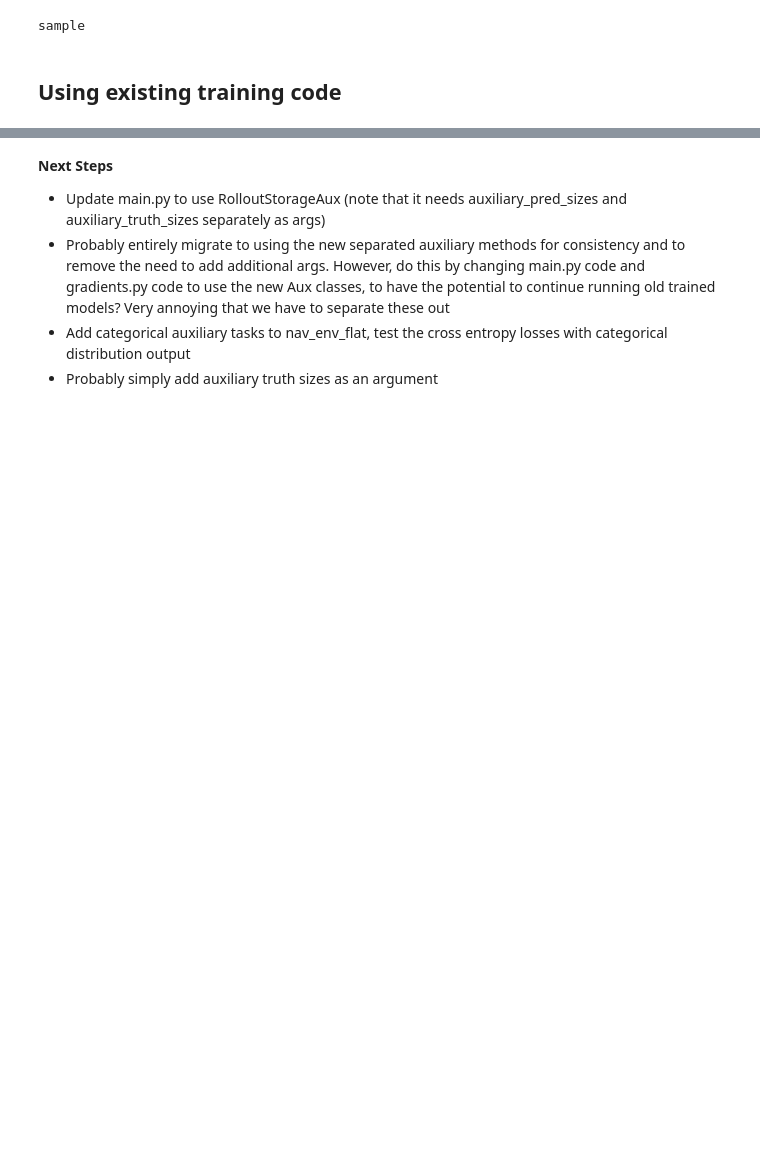
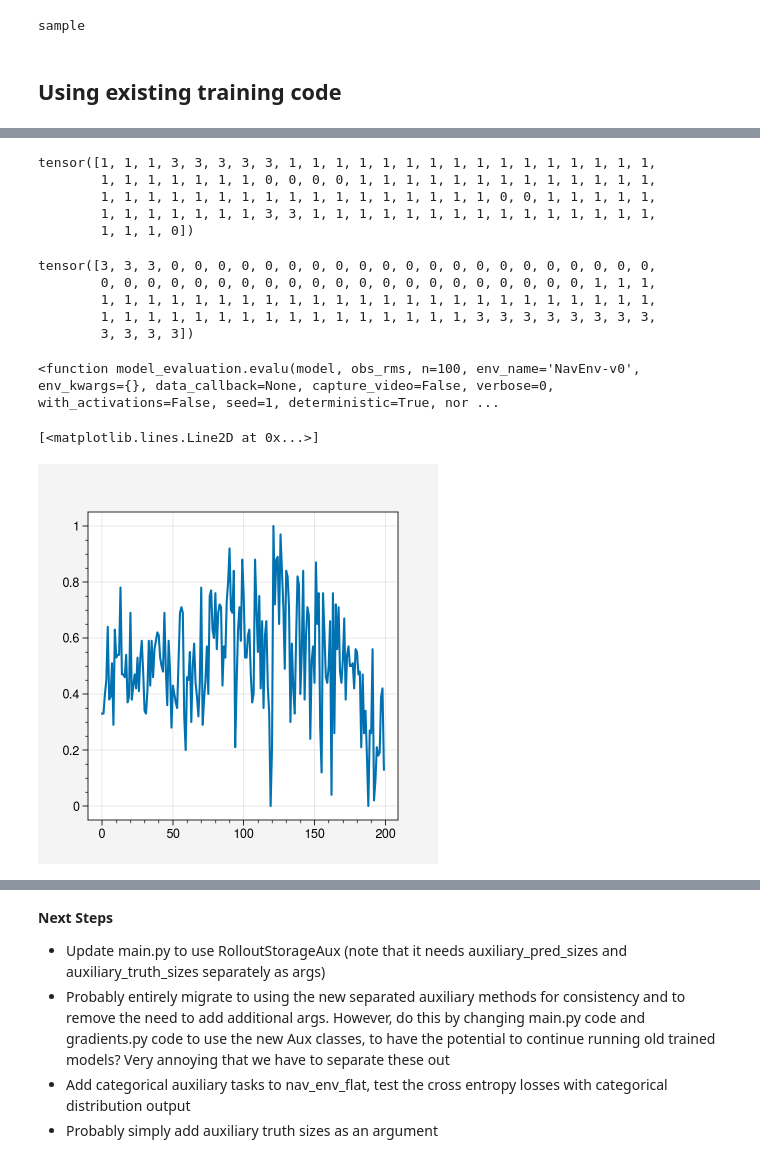
Before and after one commit to liuandrew/training-rl-algo, a Jupyter notebook: write_and_test/manual_testing.ipynb, the cells around one changed output, grey strips where cells are left out. Saved outputs shown, nothing was run; the diff lists cells and outputs as text; code cells hidden in the pictures; blank space fills up the shorter version.

```diff
--- a/write_and_test/manual_testing.ipynb
+++ b/write_and_test/manual_testing.ipynb
@@ -1000,0 +1158,25 @@ for j in tqdm(range(num_updates)):
+# %%
+rollouts.auxiliary_preds[0].squeeze().argmax(axis=1)
+# %% [output]
+tensor([1, 1, 1, 3, 3, 3, 3, 3, 1, 1, 1, 1, 1, 1, 1, 1, 1, 1, 1, 1, 1, 1, 1, 1,
+        1, 1, 1, 1, 1, 1, 1, 0, 0, 0, 0, 1, 1, 1, 1, 1, 1, 1, 1, 1, 1, 1, 1, 1,
+        1, 1, 1, 1, 1, 1, 1, 1, 1, 1, 1, 1, 1, 1, 1, 1, 1, 0, 0, 1, 1, 1, 1, 1,
+        1, 1, 1, 1, 1, 1, 1, 3, 3, 1, 1, 1, 1, 1, 1, 1, 1, 1, 1, 1, 1, 1, 1, 1,
+        1, 1, 1, 0])
+# %%
+rollouts.auxiliary_truths[0].squeeze().long()
+# %% [output]
+tensor([3, 3, 3, 0, 0, 0, 0, 0, 0, 0, 0, 0, 0, 0, 0, 0, 0, 0, 0, 0, 0, 0, 0, 0,
+        0, 0, 0, 0, 0, 0, 0, 0, 0, 0, 0, 0, 0, 0, 0, 0, 0, 0, 0, 0, 0, 1, 1, 1,
+        1, 1, 1, 1, 1, 1, 1, 1, 1, 1, 1, 1, 1, 1, 1, 1, 1, 1, 1, 1, 1, 1, 1, 1,
+        1, 1, 1, 1, 1, 1, 1, 1, 1, 1, 1, 1, 1, 1, 1, 1, 3, 3, 3, 3, 3, 3, 3, 3,
+        3, 3, 3, 3])
+# %%
+evalu
+# %% [output]
+<function model_evaluation.evalu(model, obs_rms, n=100, env_name='NavEnv-v0', env_kwargs={}, data_callback=None, capture_video=False, verbose=0, with_activations=False, seed=1, deterministic=True, nor ...
+# %%
+plt.plot(accuracies)
+# %% [output]
+[<matplotlib.lines.Line2D at 0x...>]
+[figure, added]
```
Also changed, not shown: parts of 21 cells of this notebook, 5 other files.
